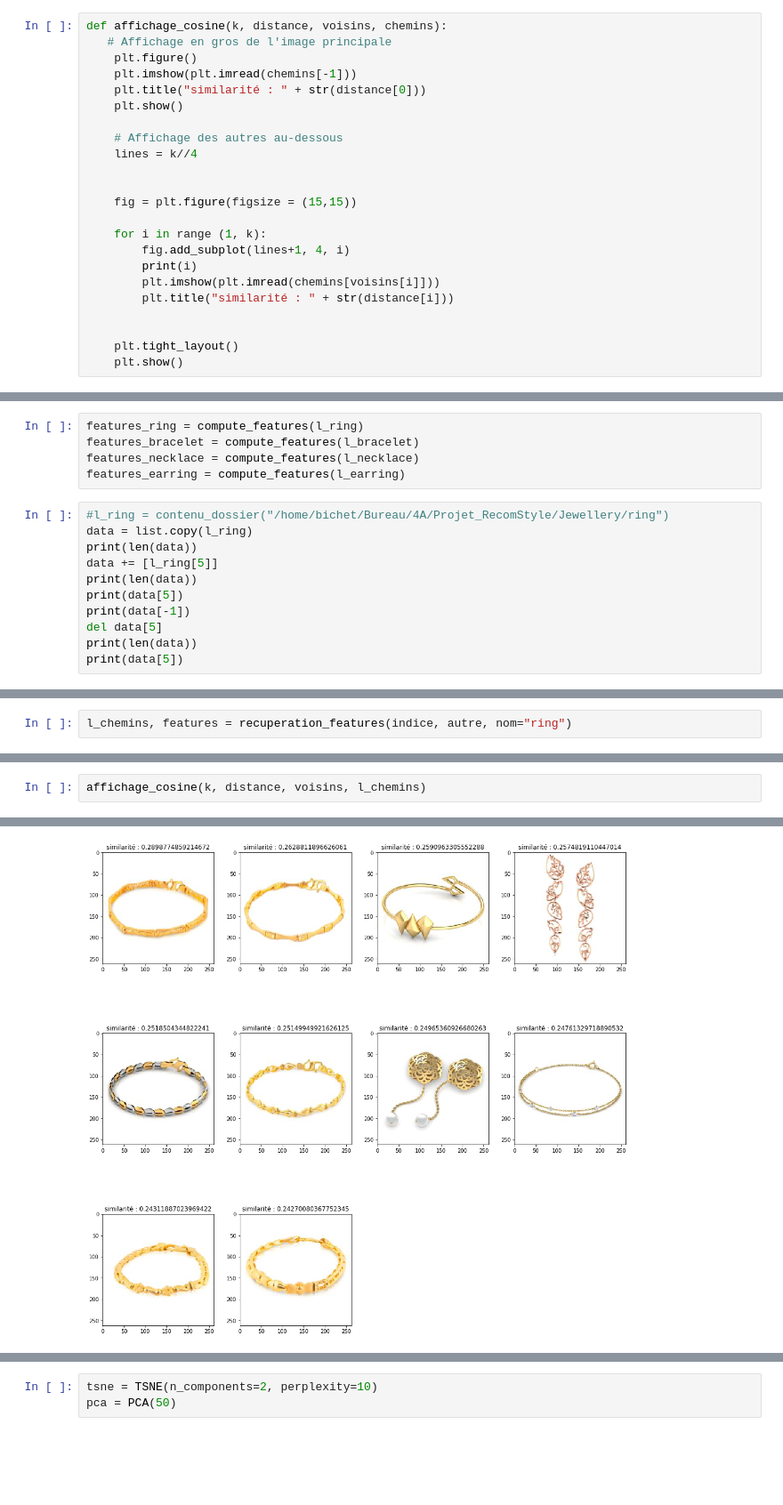
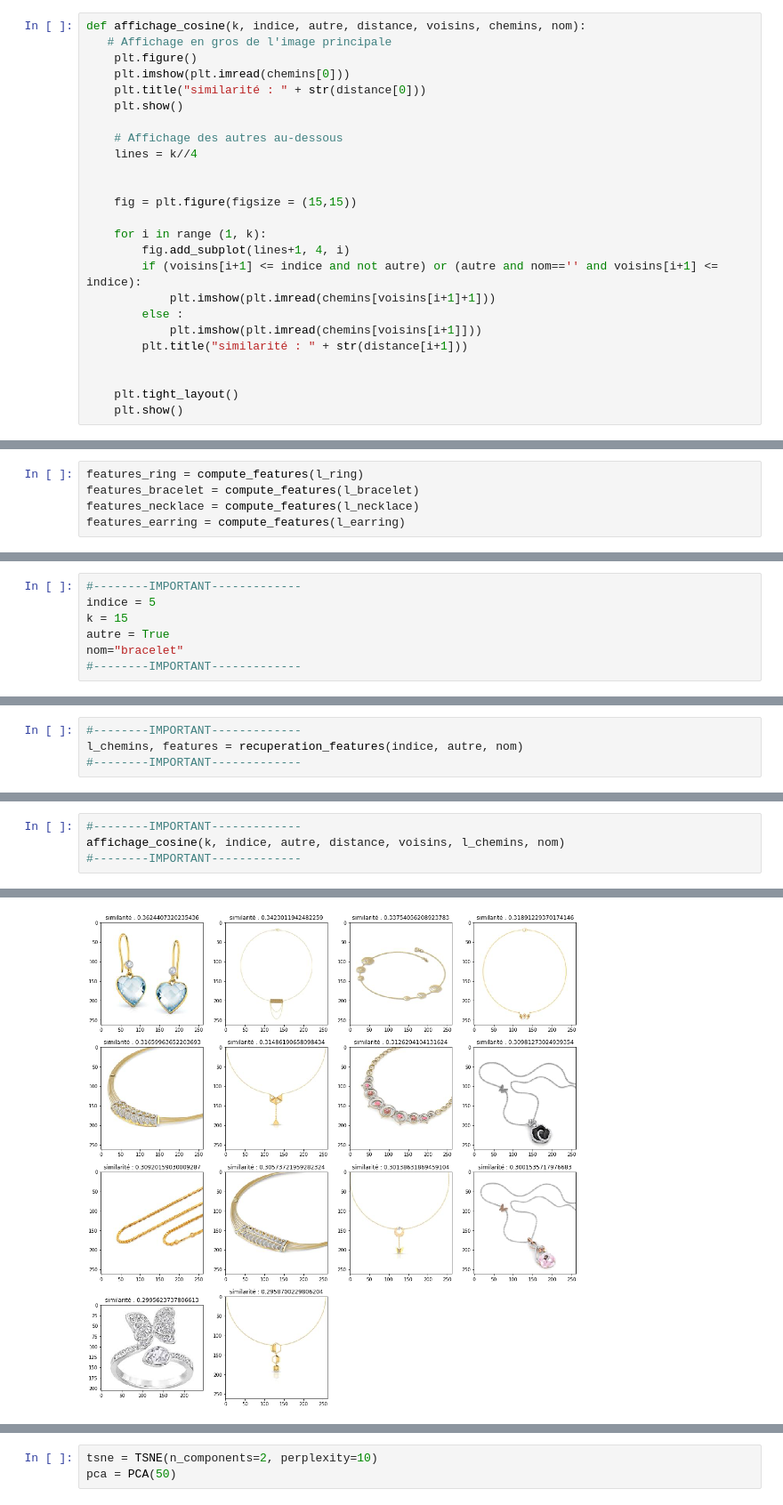
Before and after one commit to m-emmeline/Projet_RecomStyle, a Jupyter notebook: recom_style.ipynb, the cells around one changed output, grey strips where cells are left out. Shown at 89% size. Cells and saved outputs as stored; diff of their text form; blank space fills up the shorter version.

```diff
--- a/recom_style.ipynb
+++ b/recom_style.ipynb
@@ -82,10 +80,10 @@ def cosine_voisins(data, k):
     distance = distance_totale[-1, voisins]
     return distance, voisins
 # %%
-def affichage_cosine(k, distance, voisins, chemins):
+def affichage_cosine(k, indice, autre, distance, voisins, chemins, nom):
    # Affichage en gros de l'image principale
     plt.figure()
-    plt.imshow(plt.imread(chemins[-1]))
+    plt.imshow(plt.imread(chemins[0]))
     plt.title("similarité : " + str(distance[0]))
     plt.show()
 
@@ -97,9 +95,11 @@ def affichage_cosine(k, distance, voisins, chemins):
 
     for i in range (1, k):
         fig.add_subplot(lines+1, 4, i)
-        print(i)
-        plt.imshow(plt.imread(chemins[voisins[i]]))
-        plt.title("similarité : " + str(distance[i]))
+        if (voisins[i+1] <= indice and not autre) or (autre and nom=='' and voisins[i+1] <= indice):
+            plt.imshow(plt.imread(chemins[voisins[i+1]+1]))
+        else :
+            plt.imshow(plt.imread(chemins[voisins[i+1]]))
+        plt.title("similarité : " + str(distance[i+1]))
 
 
     plt.tight_layout()
@@ -115,14 +115,3 @@ features_ring = compute_features(l_ring)
 features_bracelet = compute_features(l_bracelet)
 features_necklace = compute_features(l_necklace)
 features_earring = compute_features(l_earring)
-# %%
-#l_ring = contenu_dossier("/home/bichet/Bureau/4A/Projet_RecomStyle/Jewellery/ring")
-data = list.copy(l_ring)
-print(len(data))
-data += [l_ring[5]]
-print(len(data))
-print(data[5])
-print(data[-1])
-del data[5]
-print(len(data))
-print(data[5])
@@ -211,0 +212,7 @@ autre = True
+# %%
+#--------IMPORTANT-------------
+indice = 5
+k = 15
+autre = True
+nom="bracelet"
+#--------IMPORTANT-------------
@@ -212,3 +224,5 @@ autre = True
 # %%
-l_chemins, features = recuperation_features(indice, autre, nom="ring")
+#--------IMPORTANT-------------
+l_chemins, features = recuperation_features(indice, autre, nom)
+#--------IMPORTANT-------------
 # %%
@@ -224,3 +232,5 @@ print(distance[2])
 # %%
-affichage_cosine(k, distance, voisins, l_chemins)
+#--------IMPORTANT-------------
+affichage_cosine(k, indice, autre, distance, voisins, l_chemins, nom)
+#--------IMPORTANT-------------
 # %% [output]
@@ -238,2 +238,2 @@ affichage_cosine(k, distance, voisins, l_chemins)
-[figure, old version]
+[figure, new version]
 # %%
```
Also changed, not shown: parts of 13 cells of this notebook.
